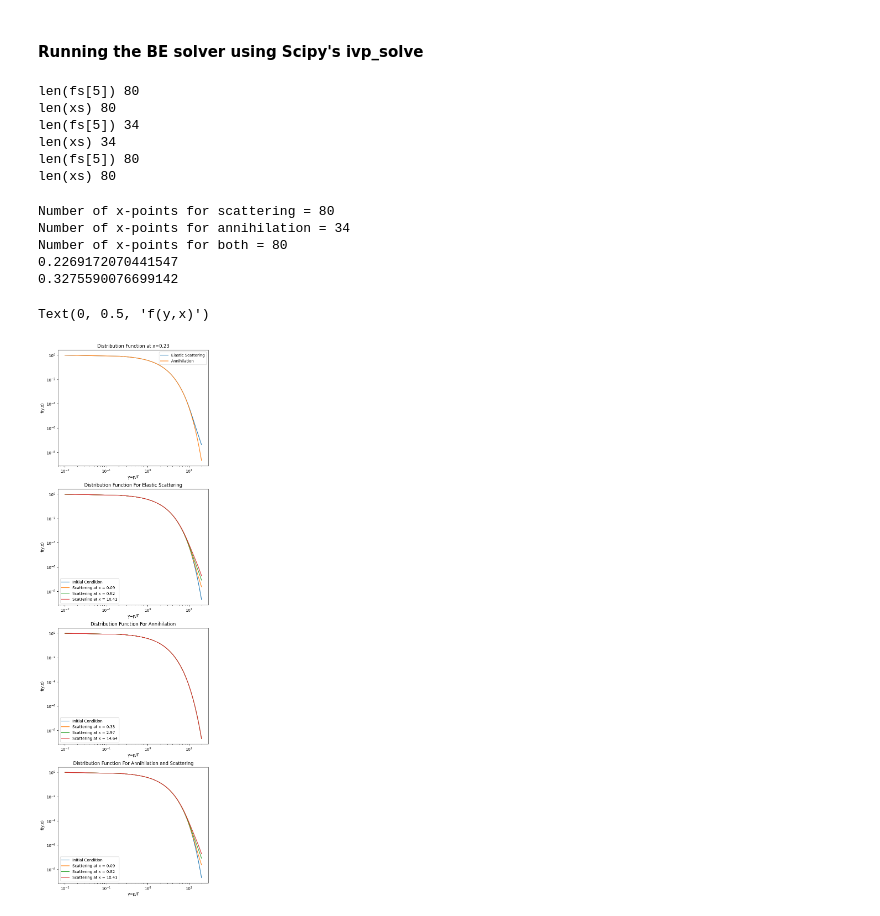
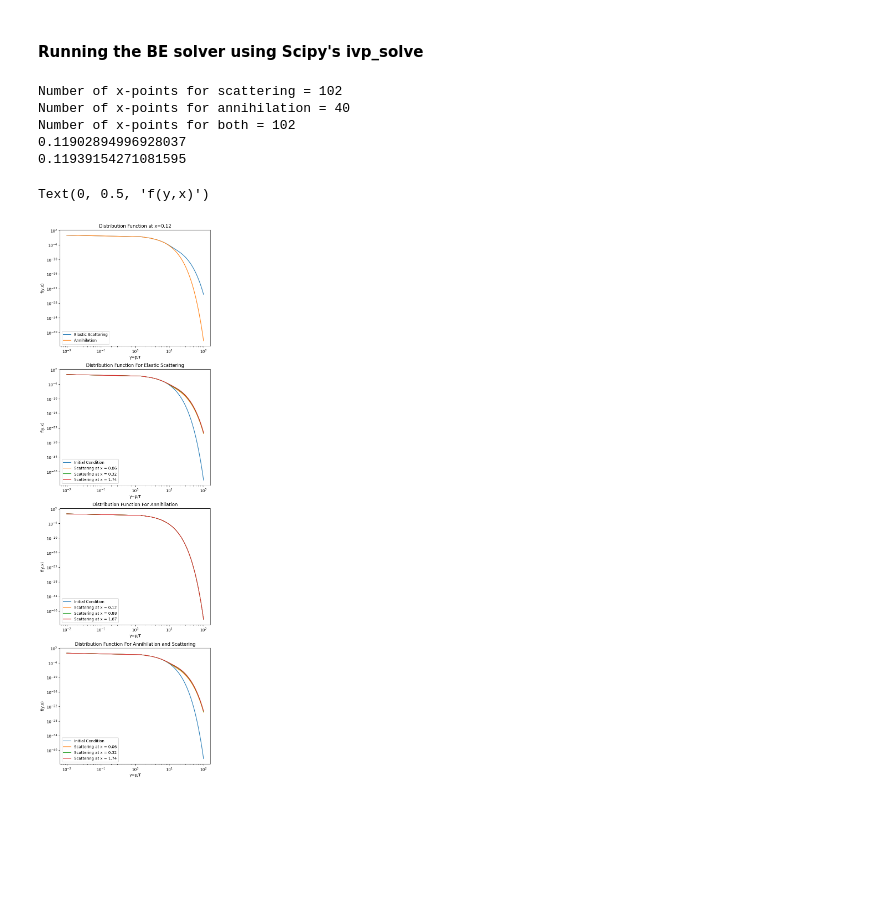
Before and after one commit to TobiasWasheim/master_thesis, a Jupyter notebook: results.ipynb, the cells around one changed output. Cells and saved outputs as stored; diff of their text form; code cells hidden in the pictures; blank space fills up the shorter version.

Commit message:
Scattering distribution

```diff
--- a/results.ipynb
+++ b/results.ipynb
@@ -7,23 +7,16 @@ import numpy as np
 import matplotlib.pyplot as plt
 import scipy.linalg as lin
 # %%
-x_span = (0.01,20)
-y_span = (0.01,20)
+x_span = (0.01,50)
+y_span = (0.01,100)
 
-y_steps = 100
+y_steps = 70
 
 
 
-scattering_data = solver.BE_solver(x_span,y_span,y_steps, interaction_strength=0.15,collisions="scattering")
-annihilation_data = solver.BE_solver(x_span,y_span,y_steps, interaction_strength=0.15,collisions="annihilation")
-both_data = solver.BE_solver(x_span,y_span,y_steps, interaction_strength=0.15,collisions="both")
+scattering_data = solver.BE_solver(x_span,y_span,y_steps, interaction_strength=1,collisions="scattering")
+annihilation_data = solver.BE_solver(x_span,y_span,y_steps, interaction_strength=1,collisions="annihilation")
+both_data = solver.BE_solver(x_span,y_span,y_steps, interaction_strength=1,collisions="both")
-# %% [output]
-len(fs[5]) 80
-len(xs) 80
-len(fs[5]) 34
-len(xs) 34
-len(fs[5]) 80
-len(xs) 80
 # %%
 xs_scattering = scattering_data[0]
 fs_scattering = scattering_data[1]
@@ -42,36 +35,33 @@ print("Number of x-points for annihilation =",len(fs_annihilation[1]))
 print("Number of x-points for both =",len(xs_both))
 print(xs_scattering[28])
 print(xs_annihilation[10])
-
-n_dot = scattering_data[3]
-E_dot = scattering_data[4]
 # %% [output]
-Number of x-points for scattering = 80
-Number of x-points for annihilation = 34
-Number of x-points for both = 80
-0.2269172070441547
-0.3275590076699142
+Number of x-points for scattering = 102
+Number of x-points for annihilation = 40
+Number of x-points for both = 102
+0.11902894996928037
+0.11939154271081595
 # %%
 # distribution function for scattering, annihilation and both at x = 0.15
-f_scattering = [fs_scattering[i][28] for i in range(len(ys))]
+f_scattering = [fs_scattering[i][20] for i in range(len(ys))]
 f_annihilation = [fs_annihilation[i][10] for i in range(len(ys))]
 f_both = [fs_both[i][30] for i in range(len(ys))]
 
 
 f_scattering_eq = [fs_scattering[i][0] for i in range(len(ys))]
-f_scattering_050 = [fs_scattering[i][20] for i in range(len(ys))]
-f_scattering_100 = [fs_scattering[i][40] for i in range(len(ys))]
-f_scattering_200 = [fs_scattering[i][70] for i in range(len(ys))]
+f_scattering_20 = [fs_scattering[i][20] for i in range(len(ys))]
+f_scattering_40 = [fs_scattering[i][40] for i in range(len(ys))]
+f_scattering_60 = [fs_scattering[i][60] for i in range(len(ys))]
 
 f_annihilation_eq = [fs_annihilation[i][0] for i in range(len(ys))]
 f_annihilation_050 = [fs_annihilation[i][10] for i in range(len(ys))]
-f_annihilation_100 = [fs_annihilation[i][20] for i in range(len(ys))]
-f_annihilation_200 = [fs_annihilation[i][30] for i in range(len(ys))]
+f_annihilation_100 = [fs_annihilation[i][15] for i in range(len(ys))]
+f_annihilation_200 = [fs_annihilation[i][18] for i in range(len(ys))]
 
 f_both_eq = [fs_both[i][0] for i in range(len(ys))]
-f_both_050 = [fs_both[i][20] for i in range(len(ys))]
-f_both_100 = [fs_both[i][40] for i in range(len(ys))]
-f_both_200 = [fs_both[i][70] for i in range(len(ys))]
+f_both_20 = [fs_both[i][20] for i in range(len(ys))]
+f_both_40 = [fs_both[i][40] for i in range(len(ys))]
+f_both_60 = [fs_both[i][60] for i in range(len(ys))]
 # %%
 fig, axs = plt.subplots(4,figsize=(7,25))
 
@@ -83,40 +73,40 @@ axs[0].legend()
 axs[0].set_title(f"Distribution Function at x={xs_scattering[28]:.02f}")
 axs[0].set_xlabel("y=p/T")
 axs[0].set_ylabel("f(y,x)")
 
 
 axs[1].loglog(ys,f_scattering_eq, label = "Initial Condition")
-axs[1].loglog(ys,f_scattering_050, label = f"Scattering at x = {xs_scattering[20]:.02f}")
-axs[1].loglog(ys,f_scattering_100, label = f"Scattering at x = {xs_scattering[40]:.02f}")
-axs[1].loglog(ys,f_scattering_200, label = f"Scattering at x = {xs_scattering[70]:.02f}")
+axs[1].loglog(ys,f_scattering_20, label = f"Scattering at x = {xs_scattering[20]:.02f}")
+axs[1].loglog(ys,f_scattering_40, label = f"Scattering at x = {xs_scattering[40]:.02f}")
+axs[1].loglog(ys,f_scattering_60, label = f"Scattering at x = {xs_scattering[60]:.02f}")
 
 axs[1].legend()
 axs[1].set_title(f"Distribution Function For Elastic Scattering")
 axs[1].set_xlabel("y=p/T")
 axs[1].set_ylabel("f(y,x)")
 
 
 axs[2].loglog(ys,f_annihilation_eq, label = "Initial Condition")
 axs[2].loglog(ys,f_annihilation_050, label = f"Scattering at x = {xs_annihilation[10]:.02f}")
-axs[2].loglog(ys,f_annihilation_100, label = f"Scattering at x = {xs_annihilation[20]:.02f}")
-axs[2].loglog(ys,f_annihilation_200, label = f"Scattering at x = {xs_annihilation[30]:.02f}")
+axs[2].loglog(ys,f_annihilation_100, label = f"Scattering at x = {xs_annihilation[15]:.02f}")
+axs[2].loglog(ys,f_annihilation_200, label = f"Scattering at x = {xs_annihilation[18]:.02f}")
 
 axs[2].legend()
 axs[2].set_title(f"Distribution Function For Annihilation")
 axs[2].set_xlabel("y=p/T")
 axs[2].set_ylabel("f(y,x)")
 
 
 axs[3].loglog(ys,f_both_eq, label = "Initial Condition")
-axs[3].loglog(ys,f_both_050, label = f"Scattering at x = {xs_both[20]:.02f}")
-axs[3].loglog(ys,f_both_100, label = f"Scattering at x = {xs_both[40]:.02f}")
-axs[3].loglog(ys,f_both_200, label = f"Scattering at x = {xs_both[70]:.02f}")
+axs[3].loglog(ys,f_both_20, label = f"Scattering at x = {xs_both[20]:.02f}")
+axs[3].loglog(ys,f_both_40, label = f"Scattering at x = {xs_both[40]:.02f}")
+axs[3].loglog(ys,f_both_60, label = f"Scattering at x = {xs_both[60]:.02f}")
 
 axs[3].legend()
 axs[3].set_title(f"Distribution Function For Annihilation and Scattering")
 axs[3].set_xlabel("y=p/T")
 axs[3].set_ylabel("f(y,x)")
 # %% [output]
 Text(0, 0.5, 'f(y,x)')
-[figure, old version]
+[figure, new version]
 # %%
```
Also changed, not shown: parts of 4 cells of this notebook, 2 other files.
